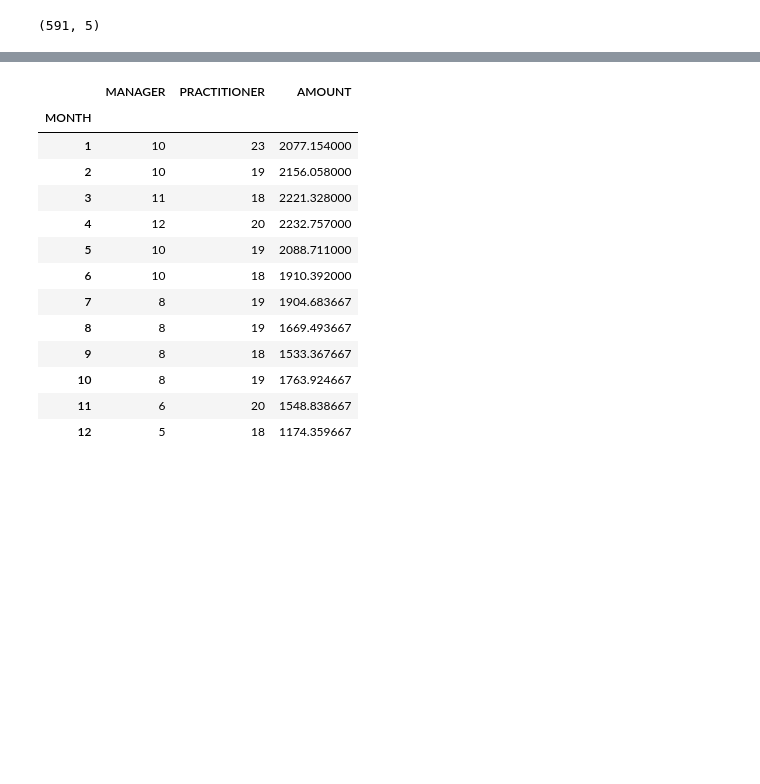
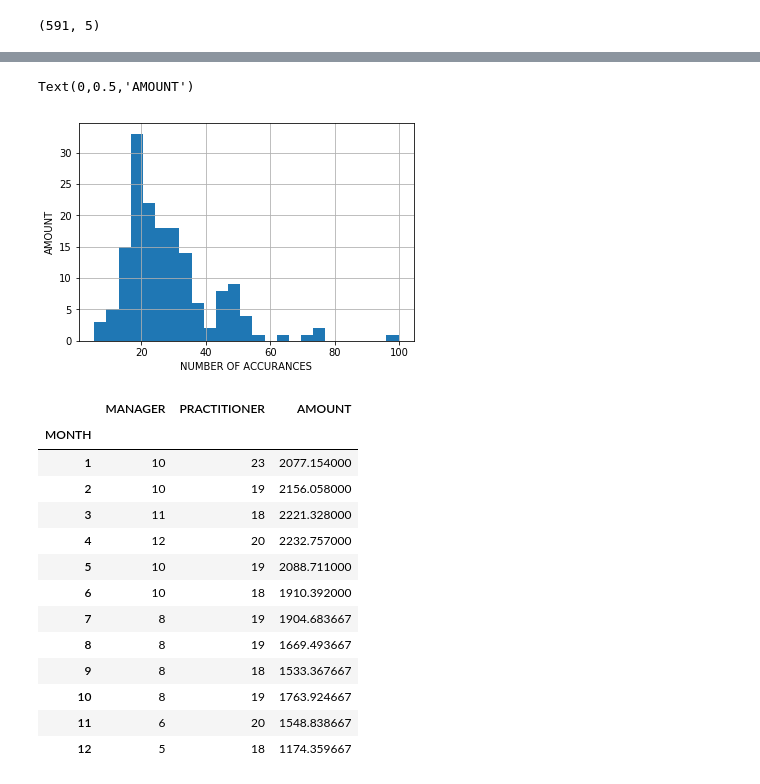
Before and after one commit to dihjital/Coursera_Capstone, a Jupyter notebook: Week 4 Assignment.ipynb, the cells around one changed output, grey strips where cells are left out. Drawn from its saved outputs; the diff is of its cells as text; code cells hidden in the pictures; blank space fills up the shorter version.

```diff
--- a/Week 4 Assignment.ipynb
+++ b/Week 4 Assignment.ipynb
@@ -24,3 +36,10 @@ df.shape
+# %%
+hist = df[df['LOB'] == 'INS']['AMOUNT'].hist(bins=25)
+hist.set_xlabel("NUMBER OF ACCURANCES")
+hist.set_ylabel("AMOUNT")
+# %% [output]
+Text(0,0.5,'AMOUNT')
+[figure, added]
 # %%
 df.groupby('MONTH').sum()
 # %% [output]
```
Also changed, not shown: parts of 1 cell of this notebook.
